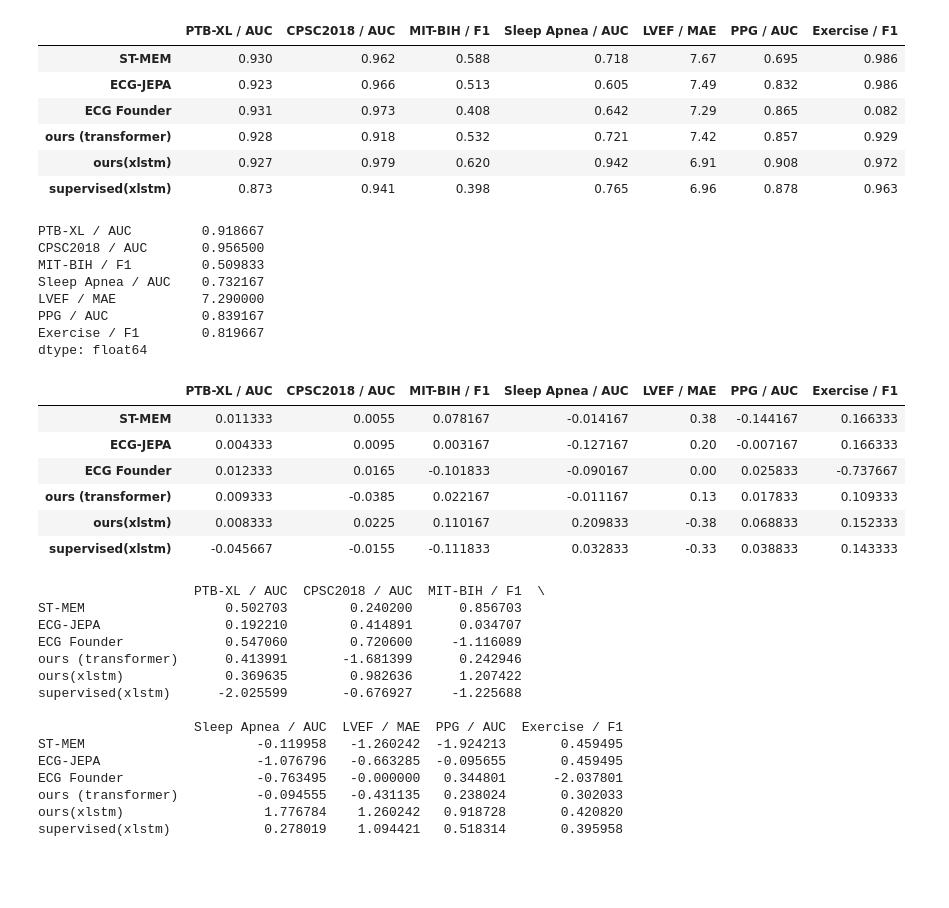
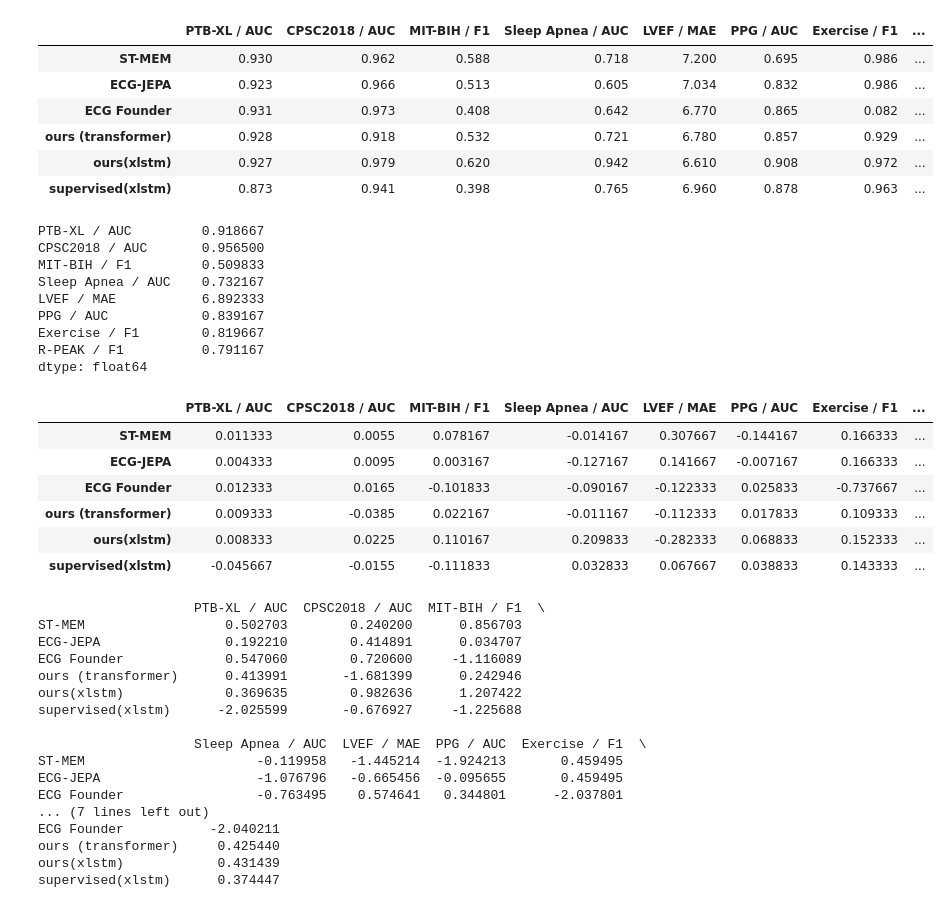
Before and after one commit to Lobster1911/bench-xecg-indian-benchmark, a Jupyter notebook: plots.ipynb, the cells around one changed output. Drawn from its saved outputs; the diff is of its cells as text; code cells hidden in the pictures; blank space fills up the shorter version.

```diff
--- a/plots.ipynb
+++ b/plots.ipynb
@@ -1,31 +1,32 @@
 # %%
 import plotly.express as px
 import pandas as pd
 
-categories = ['PTB-XL', 'CPSC2018', 'MIT-BIH', 'Sleep Apnea', 'LVEF', 'PPG', 'Exercise']
+categories = ['PTB-XL', 'CPSC2018', 'MIT-BIH', 'Sleep<br>Apnea', 'LVEF', 'PPG', 'Exercise', 'R-PEAK']
 
 data = {
     'PTB-XL / AUC':             [0.930, 0.923, 0.931, 0.928, 0.927, 0.873],
     'CPSC2018 / AUC':           [0.962, 0.966, 0.973, 0.918, 0.979, 0.941],
     'MIT-BIH / F1':            [0.588, 0.513, 0.408, 0.532, 0.620, 0.398],
     'Sleep Apnea / AUC':        [0.718, 0.605, 0.642, 0.721, 0.942, 0.765],
-    'LVEF / MAE':               [7.67, 7.49, 7.29, 7.42, 6.91, 6.96],
+    'LVEF / MAE':               [7.20, 7.034, 6.77, 6.78, 6.61, 6.96],
     'PPG / AUC':                [0.695, 0.832, 0.865, 0.857, 0.908, 0.878],
-    'Exercise / F1':           [0.986, 0.986, 0.082, 0.929, 0.972, 0.963]
+    'Exercise / F1':           [0.986, 0.986, 0.082, 0.929, 0.972, 0.963],
+    'R-PEAK / F1':              [0.939, 0.913, 0.111, 0.933, 0.935, 0.916],
 }
 
 methods = ['ST-MEM', 'ECG-JEPA', 'ECG Founder', 'ours (transformer)', 'ours(xlstm)', 'supervised(xlstm)']
 
 df_raw = pd.DataFrame(data, index=methods)
 df_raw.head(n=10)
 # %% [output]
-|  | PTB-XL / AUC | CPSC2018 / AUC | MIT-BIH / F1 | Sleep Apnea / AUC | LVEF / MAE | PPG / AUC | Exercise / F1 |
-| ST-MEM | 0.930 | 0.962 | 0.588 | 0.718 | 7.67 | 0.695 | 0.986 |
-| ECG-JEPA | 0.923 | 0.966 | 0.513 | 0.605 | 7.49 | 0.832 | 0.986 |
-| ECG Founder | 0.931 | 0.973 | 0.408 | 0.642 | 7.29 | 0.865 | 0.082 |
-| ours (transformer) | 0.928 | 0.918 | 0.532 | 0.721 | 7.42 | 0.857 | 0.929 |
-| ours(xlstm) | 0.927 | 0.979 | 0.620 | 0.942 | 6.91 | 0.908 | 0.972 |
-| supervised(xlstm) | 0.873 | 0.941 | 0.398 | 0.765 | 6.96 | 0.878 | 0.963 |
+|  | PTB-XL / AUC | CPSC2018 / AUC | MIT-BIH / F1 | Sleep Apnea / AUC | LVEF / MAE | PPG / AUC | Exercise / F1 | ... |
+| ST-MEM | 0.930 | 0.962 | 0.588 | 0.718 | 7.200 | 0.695 | 0.986 | ... |
+| ECG-JEPA | 0.923 | 0.966 | 0.513 | 0.605 | 7.034 | 0.832 | 0.986 | ... |
+| ECG Founder | 0.931 | 0.973 | 0.408 | 0.642 | 6.770 | 0.865 | 0.082 | ... |
+| ours (transformer) | 0.928 | 0.918 | 0.532 | 0.721 | 6.780 | 0.857 | 0.929 | ... |
+| ours(xlstm) | 0.927 | 0.979 | 0.620 | 0.942 | 6.610 | 0.908 | 0.972 | ... |
+| supervised(xlstm) | 0.873 | 0.941 | 0.398 | 0.765 | 6.960 | 0.878 | 0.963 | ... |
 # %%
 df_raw.mean(axis=0)
 # %% [output]
@@ -33,20 +34,21 @@ PTB-XL / AUC         0.918667
 CPSC2018 / AUC       0.956500
 MIT-BIH / F1         0.509833
 Sleep Apnea / AUC    0.732167
-LVEF / MAE           7.290000
+LVEF / MAE           6.892333
 PPG / AUC            0.839167
 Exercise / F1        0.819667
+R-PEAK / F1          0.791167
 dtype: float64
 # %%
 df_raw - df_raw.mean(axis=0)
 # %% [output]
-|  | PTB-XL / AUC | CPSC2018 / AUC | MIT-BIH / F1 | Sleep Apnea / AUC | LVEF / MAE | PPG / AUC | Exercise / F1 |
-| ST-MEM | 0.011333 | 0.0055 | 0.078167 | -0.014167 | 0.38 | -0.144167 | 0.166333 |
-| ECG-JEPA | 0.004333 | 0.0095 | 0.003167 | -0.127167 | 0.20 | -0.007167 | 0.166333 |
-| ECG Founder | 0.012333 | 0.0165 | -0.101833 | -0.090167 | 0.00 | 0.025833 | -0.737667 |
-| ours (transformer) | 0.009333 | -0.0385 | 0.022167 | -0.011167 | 0.13 | 0.017833 | 0.109333 |
-| ours(xlstm) | 0.008333 | 0.0225 | 0.110167 | 0.209833 | -0.38 | 0.068833 | 0.152333 |
-| supervised(xlstm) | -0.045667 | -0.0155 | -0.111833 | 0.032833 | -0.33 | 0.038833 | 0.143333 |
+|  | PTB-XL / AUC | CPSC2018 / AUC | MIT-BIH / F1 | Sleep Apnea / AUC | LVEF / MAE | PPG / AUC | Exercise / F1 | ... |
+| ST-MEM | 0.011333 | 0.0055 | 0.078167 | -0.014167 | 0.307667 | -0.144167 | 0.166333 | ... |
+| ECG-JEPA | 0.004333 | 0.0095 | 0.003167 | -0.127167 | 0.141667 | -0.007167 | 0.166333 | ... |
+| ECG Founder | 0.012333 | 0.0165 | -0.101833 | -0.090167 | -0.122333 | 0.025833 | -0.737667 | ... |
+| ours (transformer) | 0.009333 | -0.0385 | 0.022167 | -0.011167 | -0.112333 | 0.017833 | 0.109333 | ... |
+| ours(xlstm) | 0.008333 | 0.0225 | 0.110167 | 0.209833 | -0.282333 | 0.068833 | 0.152333 | ... |
+| supervised(xlstm) | -0.045667 | -0.0155 | -0.111833 | 0.032833 | 0.067667 | 0.038833 | 0.143333 | ... |
 # %%
 # df_raw['LVEF'] = df_raw['LVEF'].max() - df_raw['LVEF'] + 0.2
 
@@ -66,13 +68,15 @@ ours (transformer)      0.413991       -1.681399      0.242946
 ours(xlstm)             0.369635        0.982636      1.207422
 supervised(xlstm)      -2.025599       -0.676927     -1.225688
 
-                    Sleep Apnea / AUC  LVEF / MAE  PPG / AUC  Exercise / F1
-ST-MEM                      -0.119958   -1.260242  -1.924213       0.459495
-ECG-JEPA                    -1.076796   -0.663285  -0.095655       0.459495
-ECG Founder                 -0.763495   -0.000000   0.344801      -2.037801
-ours (transformer)          -0.094555   -0.431135   0.238024       0.302033
-ours(xlstm)                  1.776784    1.260242   0.918728       0.420820
-supervised(xlstm)            0.278019    1.094421   0.518314       0.395958
+                    Sleep Apnea / AUC  LVEF / MAE  PPG / AUC  Exercise / F1  \
+ST-MEM                      -0.119958   -1.445214  -1.924213       0.459495
+ECG-JEPA                    -1.076796   -0.665456  -0.095655       0.459495
+ECG Founder                 -0.763495    0.574641   0.344801      -2.037801
+... (7 lines left out)
+ECG Founder           -2.040211
+ours (transformer)     0.425440
+ours(xlstm)            0.431439
+supervised(xlstm)      0.374447
 # %%
 import pandas as pd
 from plotly.subplots import make_subplots
```
Also changed, not shown: parts of 8 cells of this notebook, 5 other files.
